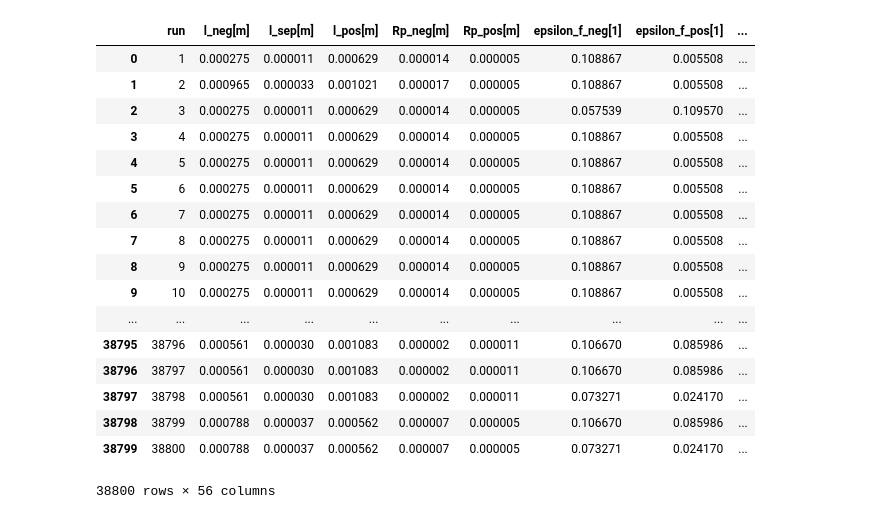
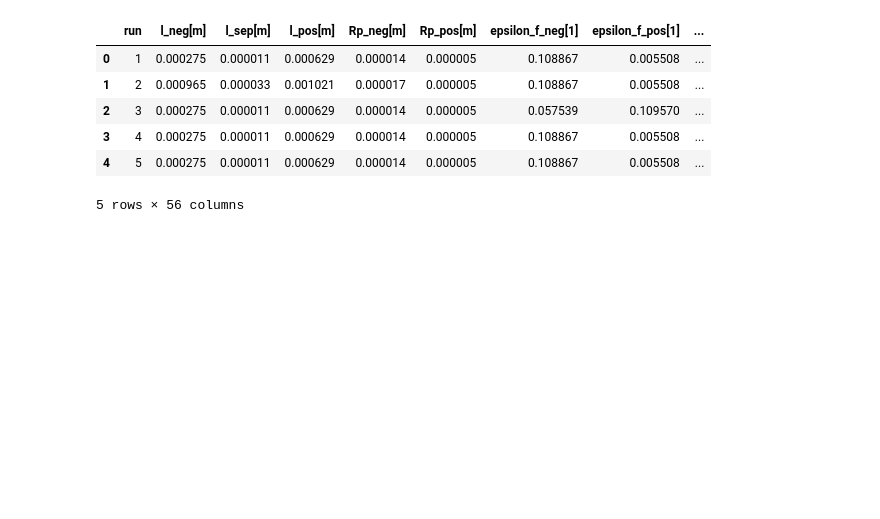
Before and after one commit to BeckResearchLab/Neuralizer, a Jupyter notebook: neuralizer/Real_data.ipynb, the cells around one changed output. Saved outputs shown, nothing was run; the diff lists cells and outputs as text; code cells hidden in the pictures; blank space fills up the shorter version.

```diff
--- a/neuralizer/Real_data.ipynb
+++ b/neuralizer/Real_data.ipynb
@@ -3,26 +3,15 @@ import pandas as pd
 # %%
 data = pd.read_csv('full_dataset.csv')
 # %%
-data
+data.head()
 # %% [output]
 |  | run | l_neg[m] | l_sep[m] | l_pos[m] | Rp_neg[m] | Rp_pos[m] | epsilon_f_neg[1] | epsilon_f_pos[1] | ... |
 | 0 | 1 | 0.000275 | 0.000011 | 0.000629 | 0.000014 | 0.000005 | 0.108867 | 0.005508 | ... |
 | 1 | 2 | 0.000965 | 0.000033 | 0.001021 | 0.000017 | 0.000005 | 0.108867 | 0.005508 | ... |
 | 2 | 3 | 0.000275 | 0.000011 | 0.000629 | 0.000014 | 0.000005 | 0.057539 | 0.109570 | ... |
 | 3 | 4 | 0.000275 | 0.000011 | 0.000629 | 0.000014 | 0.000005 | 0.108867 | 0.005508 | ... |
 | 4 | 5 | 0.000275 | 0.000011 | 0.000629 | 0.000014 | 0.000005 | 0.108867 | 0.005508 | ... |
-| 5 | 6 | 0.000275 | 0.000011 | 0.000629 | 0.000014 | 0.000005 | 0.108867 | 0.005508 | ... |
-| 6 | 7 | 0.000275 | 0.000011 | 0.000629 | 0.000014 | 0.000005 | 0.108867 | 0.005508 | ... |
-| 7 | 8 | 0.000275 | 0.000011 | 0.000629 | 0.000014 | 0.000005 | 0.108867 | 0.005508 | ... |
-| 8 | 9 | 0.000275 | 0.000011 | 0.000629 | 0.000014 | 0.000005 | 0.108867 | 0.005508 | ... |
-| 9 | 10 | 0.000275 | 0.000011 | 0.000629 | 0.000014 | 0.000005 | 0.108867 | 0.005508 | ... |
-| ... | ... | ... | ... | ... | ... | ... | ... | ... | ... |
-| 38795 | 38796 | 0.000561 | 0.000030 | 0.001083 | 0.000002 | 0.000011 | 0.106670 | 0.085986 | ... |
-| 38796 | 38797 | 0.000561 | 0.000030 | 0.001083 | 0.000002 | 0.000011 | 0.106670 | 0.085986 | ... |
-| 38797 | 38798 | 0.000561 | 0.000030 | 0.001083 | 0.000002 | 0.000011 | 0.073271 | 0.024170 | ... |
-| 38798 | 38799 | 0.000788 | 0.000037 | 0.000562 | 0.000007 | 0.000005 | 0.106670 | 0.085986 | ... |
-| 38799 | 38800 | 0.000788 | 0.000037 | 0.000562 | 0.000007 | 0.000005 | 0.073271 | 0.024170 | ... |
-38800 rows × 56 columns
+5 rows × 56 columns
 # %%
 parameters = data.iloc[:,:31]
 # %%
```
Also changed, not shown: parts of 14 cells of this notebook, 2 other files.
